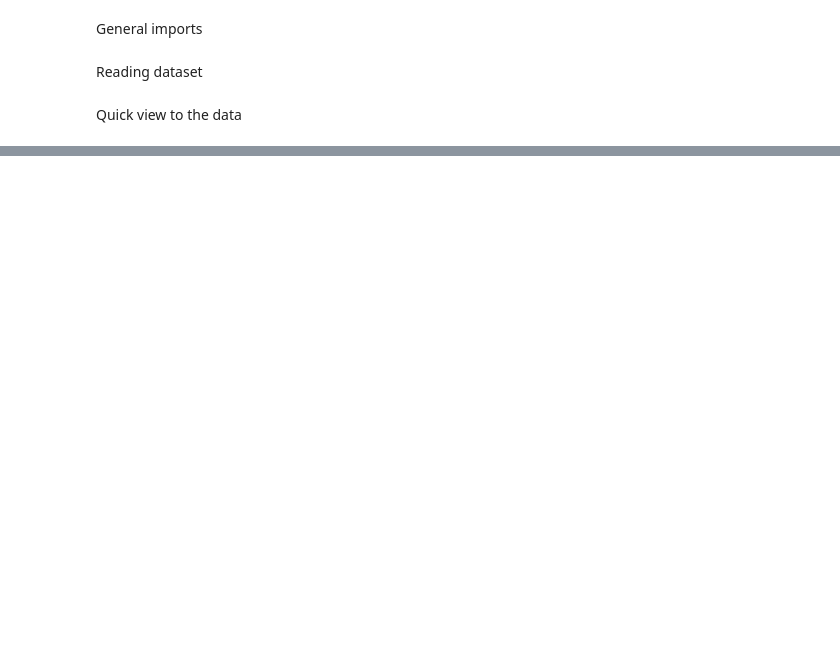
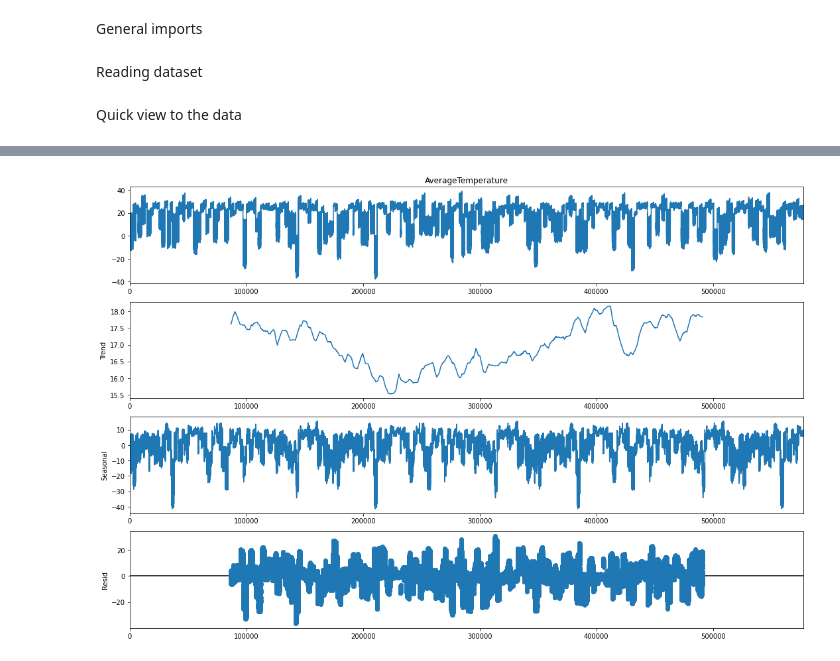
Before and after one commit to jurhs2000/data-science-lab2, a Jupyter notebook: lab2.ipynb, the cells around one changed output, grey strips where cells are left out. Drawn from its saved outputs; the diff is of its cells as text; code cells hidden in the pictures; blank space fills up the shorter version.

```diff
--- a/lab2.ipynb
+++ b/lab2.ipynb
@@ -78,0 +71,11 @@ sns.lineplot(x=last20YearsDF["dt"], y=last20YearsDF["AverageTemperature"])
+# %%
+#2c
+
+rcParams['figure.figsize'] = 15, 10
+
+decomposition = sm.tsa.seasonal_decompose(df['AverageTemperature'],model='additive', period=164409)
+
+fig = decomposition.plot()
+plt.show()
+# %% [output]
+[figure, added]
```
Also changed, not shown: parts of 12 cells of this notebook.
